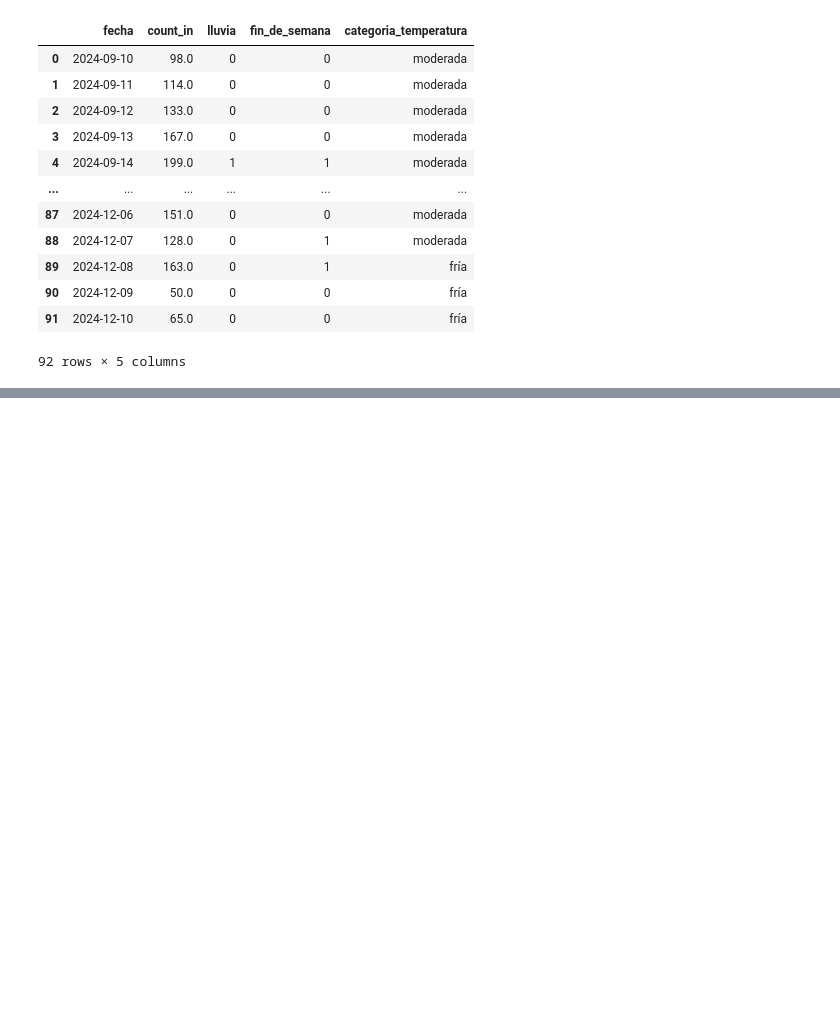
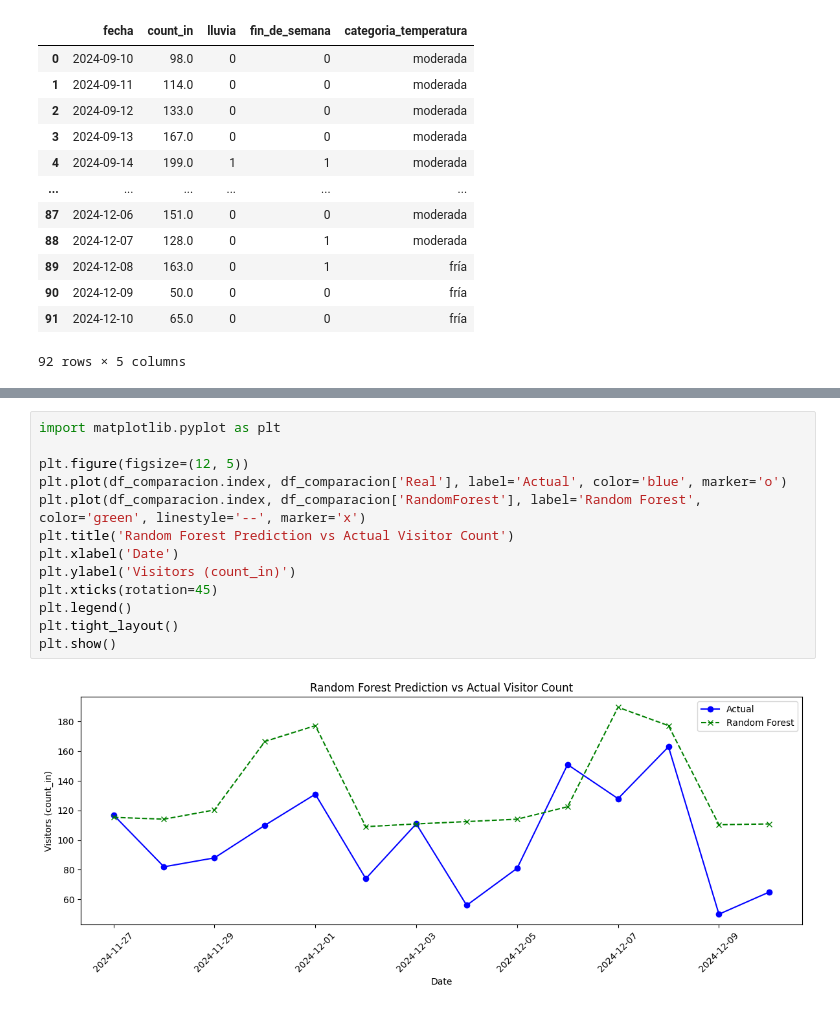
Before and after one commit to hugoloopez/NaturalParkOcuppancy, a Jupyter notebook: obtencion_tratamiento_datos.ipynb, the cells around one changed output, grey strips where cells are left out. Saved outputs shown, nothing was run; the diff lists cells and outputs as text; blank space fills up the shorter version.

```diff
--- a/obtencion_tratamiento_datos.ipynb
+++ b/obtencion_tratamiento_datos.ipynb
@@ -669,0 +816,15 @@ Predicción de visitantes: 128.69303205046586
+# %%
+import matplotlib.pyplot as plt
+
+plt.figure(figsize=(12, 5))
+plt.plot(df_comparacion.index, df_comparacion['Real'], label='Actual', color='blue', marker='o')
+plt.plot(df_comparacion.index, df_comparacion['RandomForest'], label='Random Forest', color='green', linestyle='--', marker='x')
+plt.title('Random Forest Prediction vs Actual Visitor Count')
+plt.xlabel('Date')
+plt.ylabel('Visitors (count_in)')
+plt.xticks(rotation=45)
+plt.legend()
+plt.tight_layout()
+plt.show()
+# %% [output]
+[figure, added]
```
Also changed, not shown: parts of 14 cells of this notebook.
